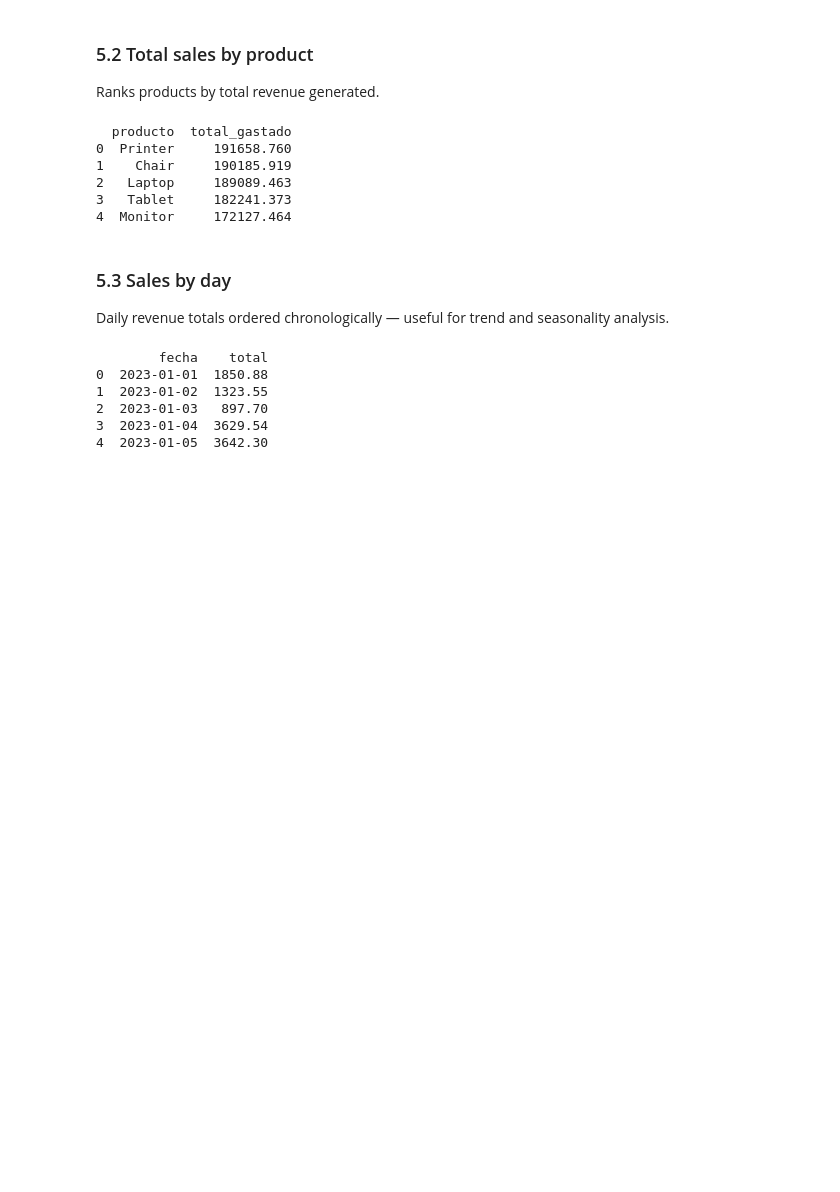
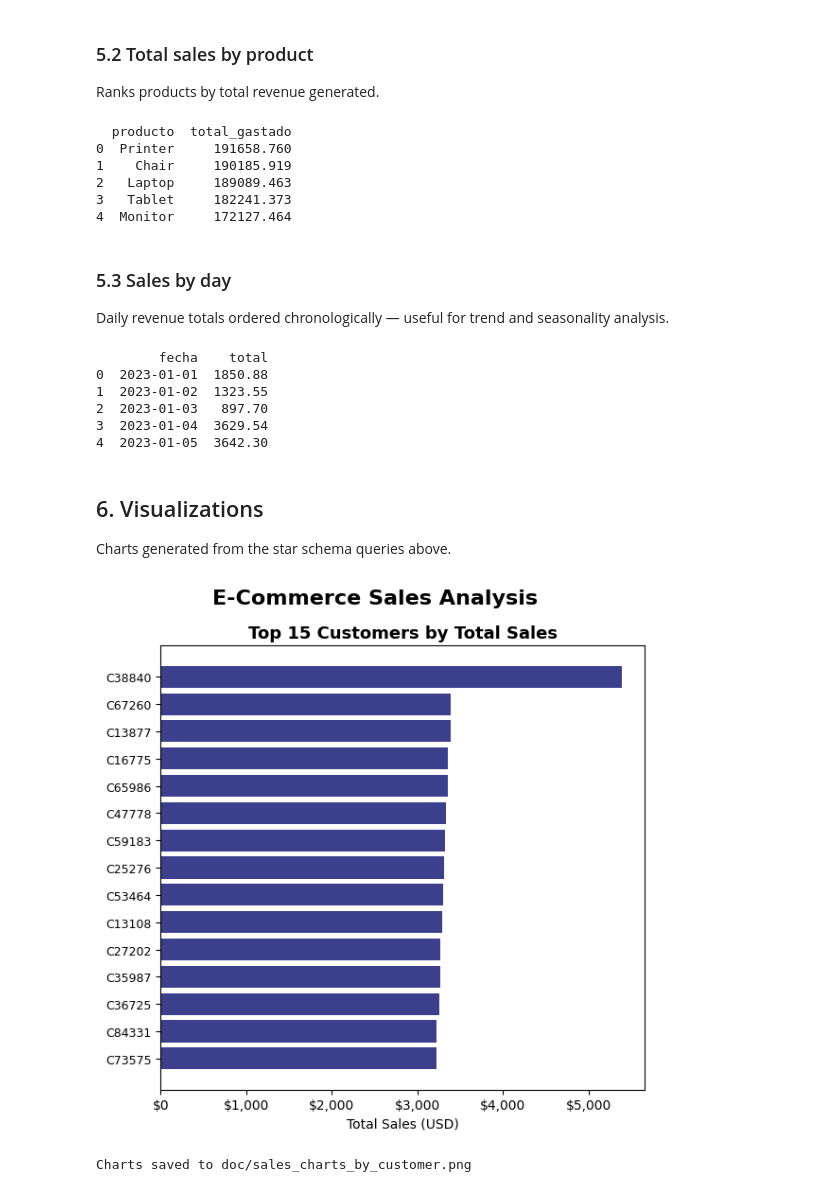
Before and after one commit to CaveroPaul/Challenge1, a Jupyter notebook: data_extraction.ipynb, the cells around one changed output. Saved outputs shown, nothing was run; the diff lists cells and outputs as text; code cells hidden in the pictures; blank space fills up the shorter version.

```diff
--- a/data_extraction.ipynb
+++ b/data_extraction.ipynb
@@ -430,3 +440,29 @@ print(df_diario.head())
 2  2023-01-03   897.70
 3  2023-01-04  3629.54
 4  2023-01-05  3642.30
+# %% [markdown]
+## 6. Visualizations
+
+Charts generated from the star schema queries above.
+# %%
+import matplotlib.pyplot as plt
+import matplotlib.ticker as mticker
+
+fig, axes = plt.subplots(1, 1, figsize=(6, 6))
+fig.suptitle("E-Commerce Sales Analysis", fontsize=16, fontweight="bold", y=0.98)
+
+# --- 6.1 Top 15 customers by total sales ---
+top_customers = df_clientes.head(15).sort_values("total_gastado")
+axes.barh(top_customers["id_cliente"], top_customers["total_gastado"], color="#3B3F8C")
+axes.set_title("Top 15 Customers by Total Sales", fontsize=13, fontweight="bold")
+axes.set_xlabel("Total Sales (USD)")
+axes.xaxis.set_major_formatter(mticker.FuncFormatter(lambda x, _: f"${x:,.0f}"))
+axes.tick_params(axis="y", labelsize=9)
+
+plt.tight_layout()
+plt.savefig("doc/sales_charts_by_customer.png", dpi=150, bbox_inches="tight")
+plt.show()
+print("Charts saved to doc/sales_charts_by_customer.png")
+# %% [output]
+[figure, added]
+Charts saved to doc/sales_charts_by_customer.png
```
Also changed, not shown: parts of 3 cells of this notebook, 3 other files.
